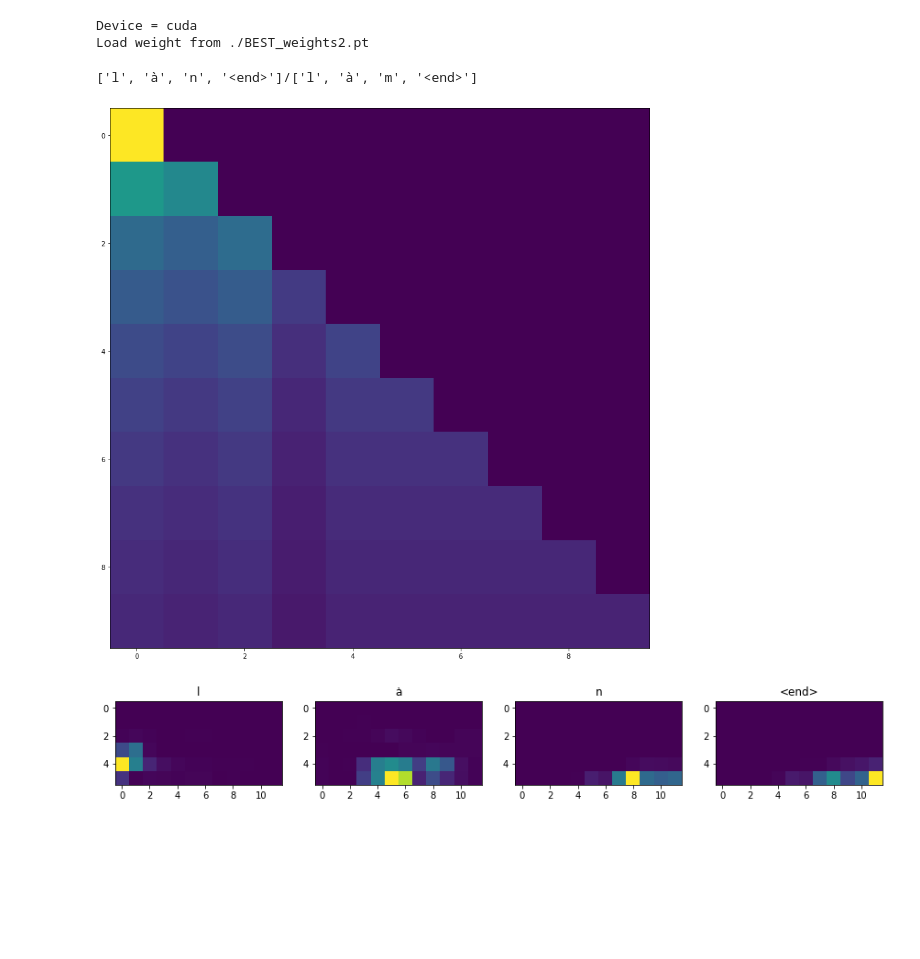
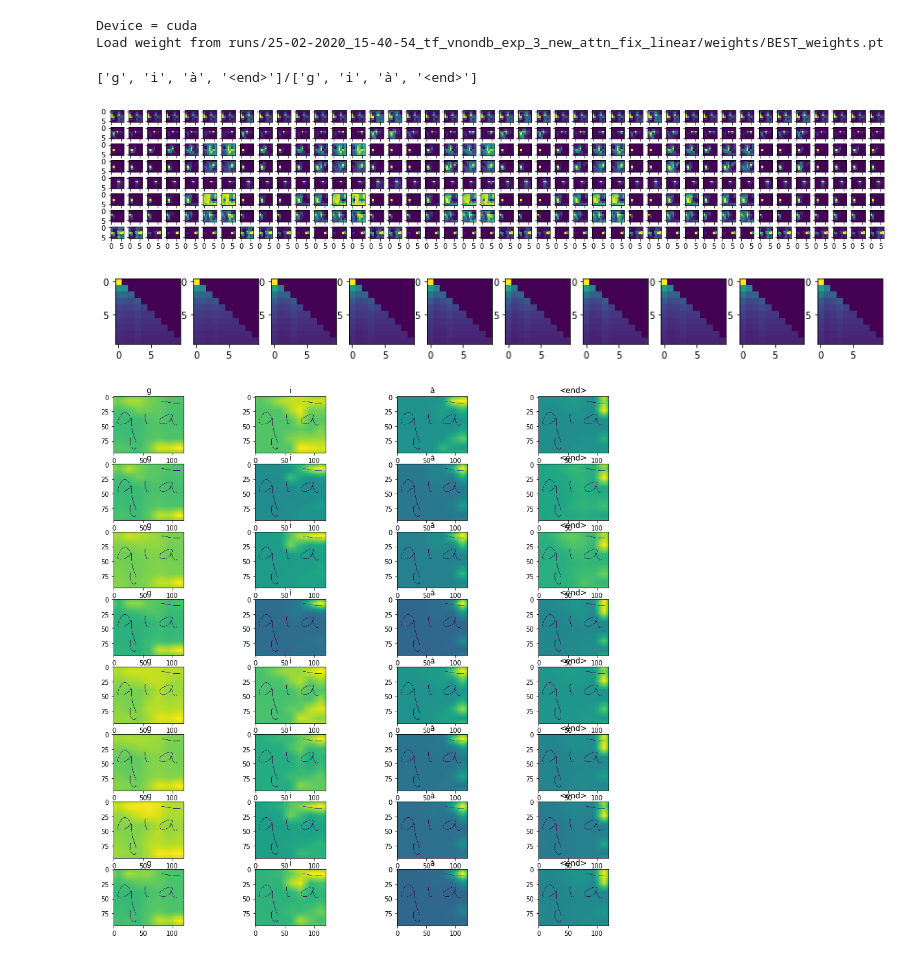
Before and after one commit to VinhLoiIT/vietnamese-htr, a Jupyter notebook: inference_transformer.ipynb, the cells around one changed output. Saved outputs shown, nothing was run; the diff lists cells and outputs as text; code cells hidden in the pictures; blank space fills up the shorter version.

Commit message:
update visualize attention transformer

```diff
--- a/inference_transformer.ipynb
+++ b/inference_transformer.ipynb
@@ -17,7 +17,7 @@ import skimage
 import math
 # %%
 device = 'cuda'
-CKPT = './BEST_weights2.pt'
+CKPT = 'runs/25-02-2020_15-40-54_tf_vnondb_exp_3_new_attn_fix_linear/weights/BEST_weights.pt'
 
 print('Device = {}'.format(device))
 print('Load weight from {}'.format(CKPT))
@@ -30,6 +30,7 @@ cnn = DenseNetFE(config['densenet']['depth'],
 
 vocab = get_vocab(config['common']['dataset'])
 model = Transformer(cnn, vocab.vocab_size, config['tf'])
+model = nn.DataParallel(model)
 model.to(device)
 
 model.load_state_dict(checkpoint['model'])
@@ -48,7 +49,7 @@ test_loader = get_data_loader(config['common']['dataset'], 'test', 1,
                               test_transform, vocab)
 # %% [output]
 Device = cuda
-Load weight from ./BEST_weights2.pt
+Load weight from runs/25-02-2020_15-40-54_tf_vnondb_exp_3_new_attn_fix_linear/weights/BEST_weights.pt
 # %%
 iter_test_loader = iter(test_loader)
 # %%
@@ -59,13 +60,21 @@ with torch.no_grad():
     targets = targets.to(device)
     targets_onehot = targets_onehot.to(device)
 
-    outputs, weights = model.greedy(imgs, targets_onehot[[0]].transpose(0,1), output_weights=True)
+    outputs, weights = model.module.greedy(imgs, targets_onehot[[0]].transpose(0,1), output_weights=True)
     outputs = outputs.topk(1, -1)[1]
     outputs, targets = outputs.squeeze(-1), targets[1:].transpose(0,1).squeeze(-1)
     outputs = outputs.cpu()
     targets = targets.cpu()
 # %%
 def plot_attention(imgs, predicted, groundtruth, weights):
+    imgs = imgs.cpu().squeeze(0) # remove batch_size dim
+    imgs = imgs.permute(1,2,0).numpy() # [C,H,W] -> [H,W,C]
+    image_rows, image_cols = imgs.shape[:2]
+    image_rows, image_cols = round(image_rows/16), round(image_cols/16) # 16 is factor of DenseNet
+
+    image_rows = 6
+    image_cols = 7
+
     def plot_attention_text(weights):
         _, decoder_weight = weights
         text_weight, _ = decoder_weight[0] # layer 0
@@ -79,13 +88,6 @@ def plot_attention(imgs, predicted, groundtruth, weights):
             axeses[0, head].imshow(blend)
 
     def plot_attention_text_image(imgs, predicted, groundtruth, weights):
-        imgs = imgs.cpu().squeeze(0) # remove batch_size dim
-        imgs = imgs.permute(1,2,0).numpy() # [C,H,W] -> [H,W,C]
-        image_rows, image_cols = imgs.shape[:2]
-        image_rows, image_cols = round(image_rows/16), round(image_cols/16) # 16 is factor of DenseNet
-
-        image_rows = 6
-        image_cols = 12
         _, decoder_weight = weights
         decoder_weight = decoder_weight[0] # layer 0
 
@@ -97,46 +99,51 @@ def plot_attention(imgs, predicted, groundtruth, weights):
 
         groundtruth = [vocab.int2char[val] for val in groundtruth.tolist()]
         groundtruth = groundtruth[:groundtruth.index(EOS_CHAR) + 1]
 
         print('{}/{}'.format(predicted, groundtruth))
 
         text_weight, text_image_weight = decoder_weight
         text_weight = text_weight.cpu() # remove batch_size dim
         text_image_weight = text_image_weight.cpu() # remove batch_size dim
 
         text_image_weight = text_image_weight.squeeze(1) # remove batch_size
         n_head, text_len = text_image_weight.shape[0], len(predicted)
         text_image_weight = text_image_weight.reshape(n_head, -1, image_rows, image_cols)
 
         fig, axeses = plt.subplots(n_head, text_len, figsize=(15,15), squeeze=False)
-
         for head in range(n_head):
             for step in range(text_len):
                 axeses[head, step].set_title(predicted[step])
                 text_image_w = text_image_weight[head, step]
-                # text_image_w = skimage.transform.resize(text_image_w, imgs.shape[:2])
+                text_image_w = skimage.transform.resize(text_image_w, imgs.shape[:2])
 
-                # alpha = 0.2
-                # blend = imgs[:,:,0] * alpha + text_image_w * (1-alpha)
-                blend = text_image_w
+                alpha = 0.2
+                blend = imgs[:,:,0] * alpha + text_image_w * (1-alpha)
+#                 blend = text_image_w
                 axeses[head, step].imshow(blend)
 
     def plot_attention_image(imgs, weights):
         encoder_weight, _ = weights
-        encoder_weight = encoder_weight.squeeze(0).cpu().numpy() # remove batch_size dim
-        fig, axeses = plt.subplots(7, len(encoder_weight) // 7, figsize=(15,15), sharex=True, sharey=True)
-        for t, axes in enumerate(axeses.ravel()):
-            if t >= len(encoder_weight):
-                break
-            weight = encoder_weight[t].reshape(image_rows, image_cols)
-            axes.imshow(weight)
+        encoder_weight = encoder_weight[0] # layer 0
+        encoder_weight = encoder_weight.squeeze(1).cpu().numpy() # remove batch_size dim
+        nhead, T, S = encoder_weight.shape
 
-    # plot_attention_image(imgs, weights)
+        fig = plt.figure(figsize=(20., 20.))
+        grid = ImageGrid(fig, 111,  # similar to subplot(111)
+                         nrows_ncols=(nhead, T),  # creates 2x2 grid of axes
+                         axes_pad=0.1,  # pad between axes in inch.
+                         )
+        for ax, im in zip(grid, encoder_weight.reshape(-1, image_rows, image_cols)):
+            ax.imshow(im)
+
+
+    plot_attention_image(imgs, weights)
     plot_attention_text(weights)
     plot_attention_text_image(imgs, predicted, groundtruth, weights)
 
 plot_attention(imgs, outputs, targets, weights)
 # %% [output]
-['l', 'à', 'n', '<end>']/['l', 'à', 'm', '<end>']
+['g', 'i', 'à', '<end>']/['g', 'i', 'à', '<end>']
-[figure, old version]
+[figure, new version]
-[figure, old version]
+[figure, new version]
+[figure, added]
```
